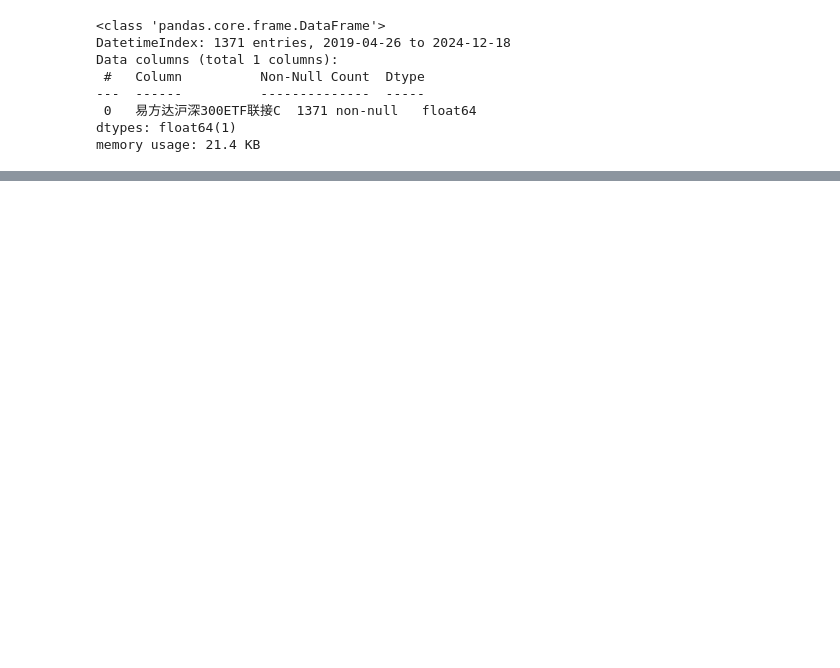
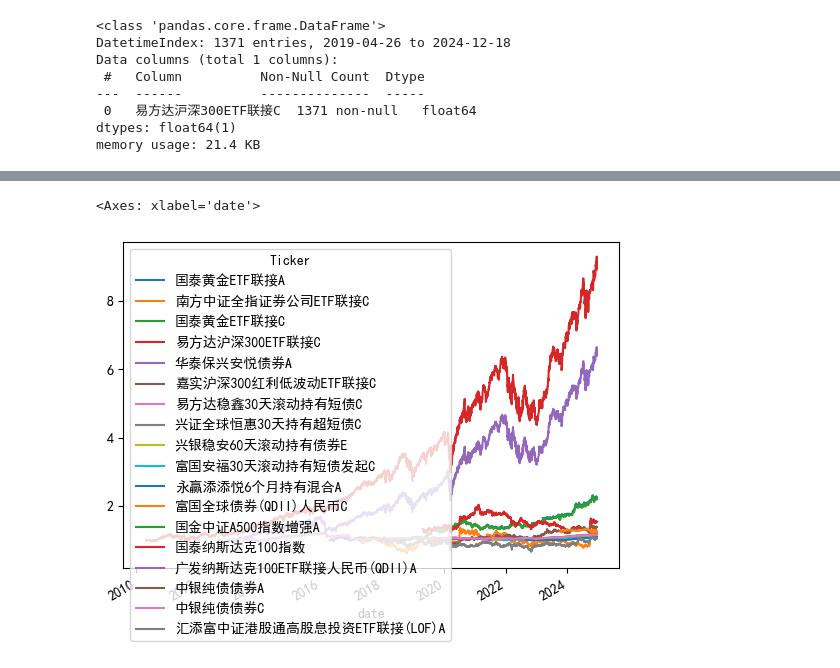
Before and after one commit to amat27/portfolio-cal, a Jupyter notebook: pg.ipynb, the cells around one changed output, grey strips where cells are left out. Cells and saved outputs as stored; diff of their text form; code cells hidden in the pictures; blank space fills up the shorter version.

```diff
--- a/pg.ipynb
+++ b/pg.ipynb
@@ -105,3 +125,19 @@ Data columns (total 1 columns):
  0   易方达沪深300ETF联接C  1371 non-null   float64
 dtypes: float64(1)
 memory usage: 21.4 KB
+# %%
+import matplotlib.pyplot as plt
+from matplotlib import rcParams
+
+# Set a font that supports CJK (e.g., SimHei for Chinese)
+rcParams['font.sans-serif'] = ['SimHei']  # Replace with your desired font
+rcParams['axes.unicode_minus'] = False  # Ensure minus sign renders correctly
+# %%
+import glob
+
+csv_files = glob.glob("infocache*.csv")
+dfs = [loadFundInfo(csv) for csv in csv_files]
+df = pd.concat(dfs, axis=1)
+#print(df)
+
+df.info()
@@ -107,0 +162,5 @@ memory usage: 21.4 KB
+# %%
+df.plot()
+# %% [output]
+<Axes: xlabel='date'>
+[figure, added]
```
Also changed, not shown: parts of 18 cells of this notebook.
